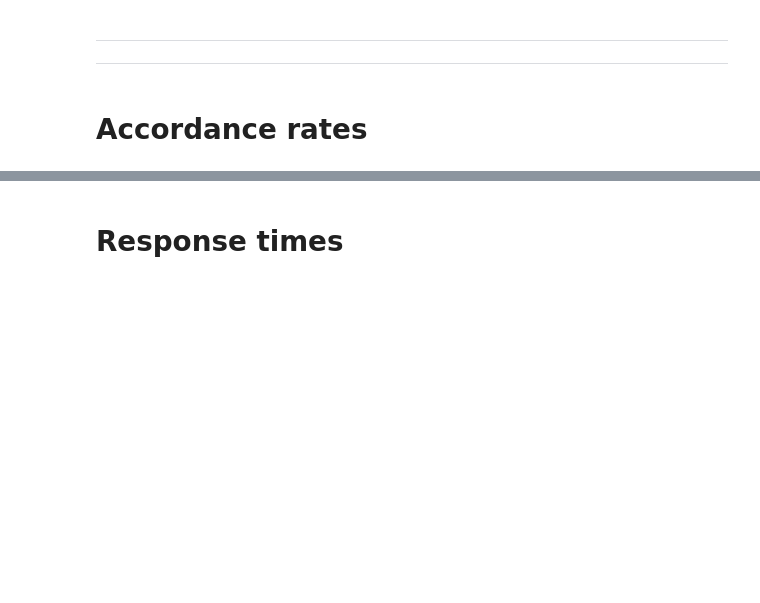
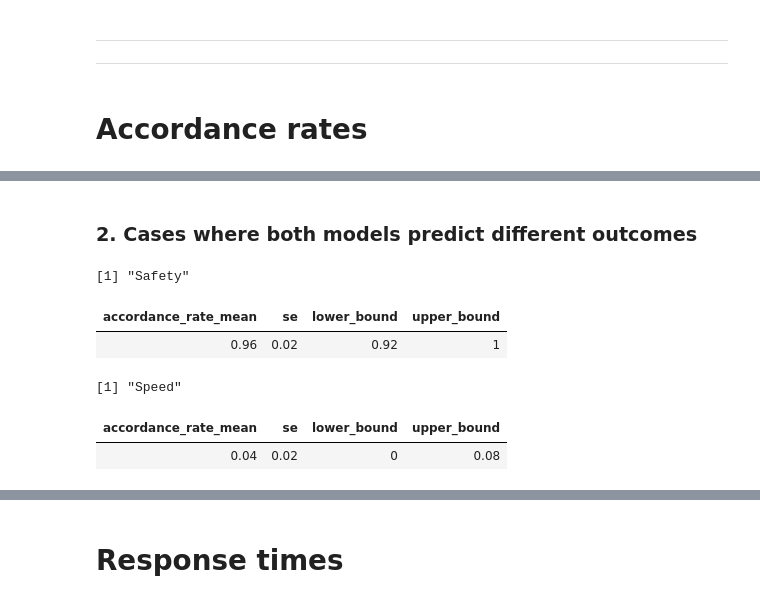
Before and after one commit to franciscoqv/evacuation-actr, a Jupyter notebook: Data analysis - Evacuation/Forced Choice Analysis.ipynb, the cells around one changed output, grey strips where cells are left out. Saved outputs shown, nothing was run; the diff lists cells and outputs as text; code cells hidden in the pictures; blank space fills up the shorter version.

```diff
--- a/Data analysis - Evacuation/Forced Choice Analysis.ipynb
+++ b/Data analysis - Evacuation/Forced Choice Analysis.ipynb
@@ -276,0 +168,23 @@ dat %>%
+# %% [markdown]
+### 2. Cases where both models predict different outcomes
+# %%
+print('Safety')
+dat %>%
+    filter( chosen_ttb_speed != chosen_ttb_safety ,
+            unknown_door_involved == FALSE ,
+            equivalent_options == FALSE ) %>%
+    accordance( chosen_ttb_safety )
+
+print('Speed')
+dat %>%
+    filter( chosen_ttb_speed != chosen_ttb_safety ,
+            unknown_door_involved == FALSE ,
+            equivalent_options == FALSE ) %>%
+    accordance( chosen_ttb_speed )
+# %% [output]
+[1] "Safety"
+| accordance_rate_mean | se | lower_bound | upper_bound |
+| 0.96 | 0.02 | 0.92 | 1 |
+[1] "Speed"
+| accordance_rate_mean | se | lower_bound | upper_bound |
+| 0.04 | 0.02 | 0 | 0.08 |
```
Also changed, not shown: parts of 69 cells of this notebook, 4 other files.
